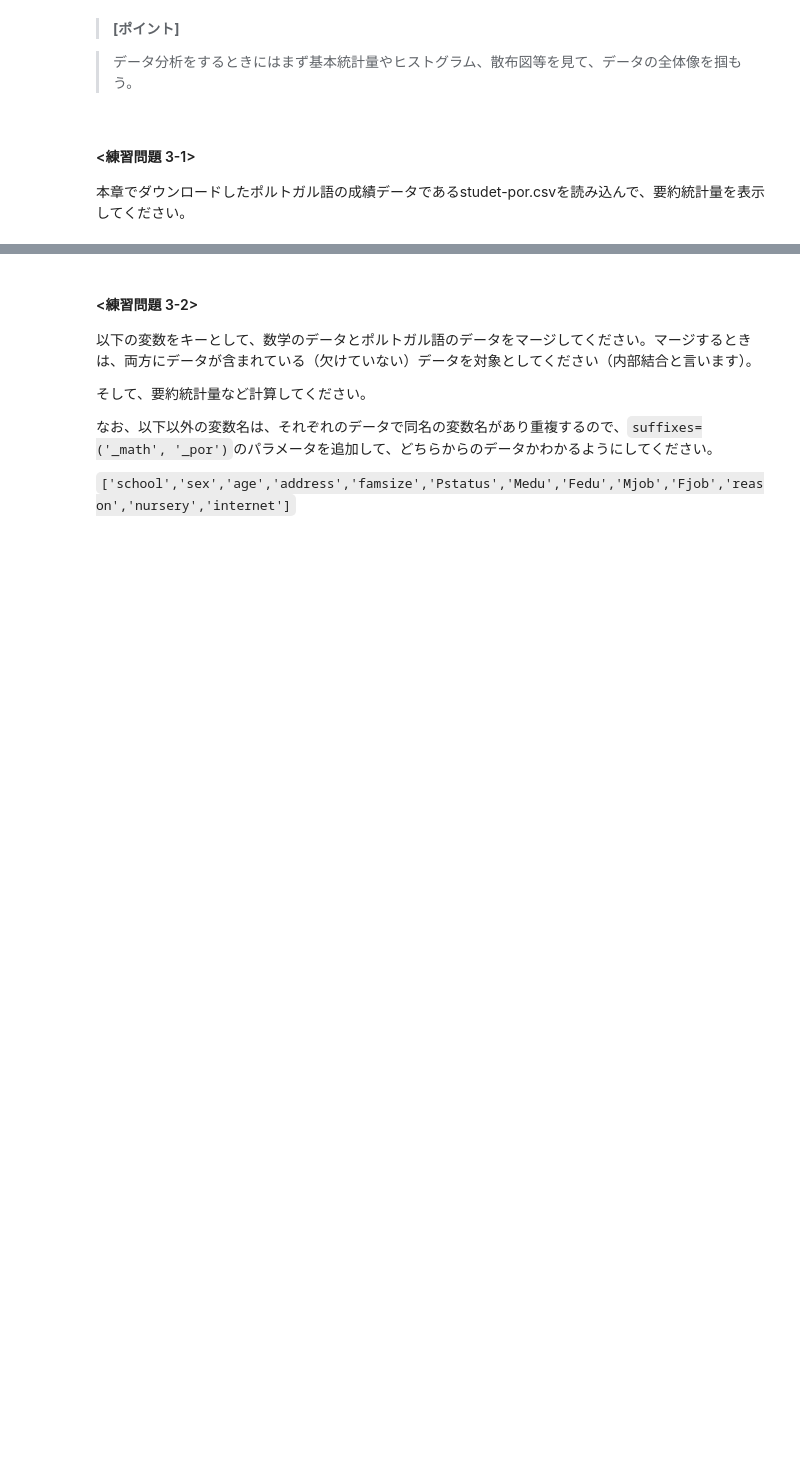
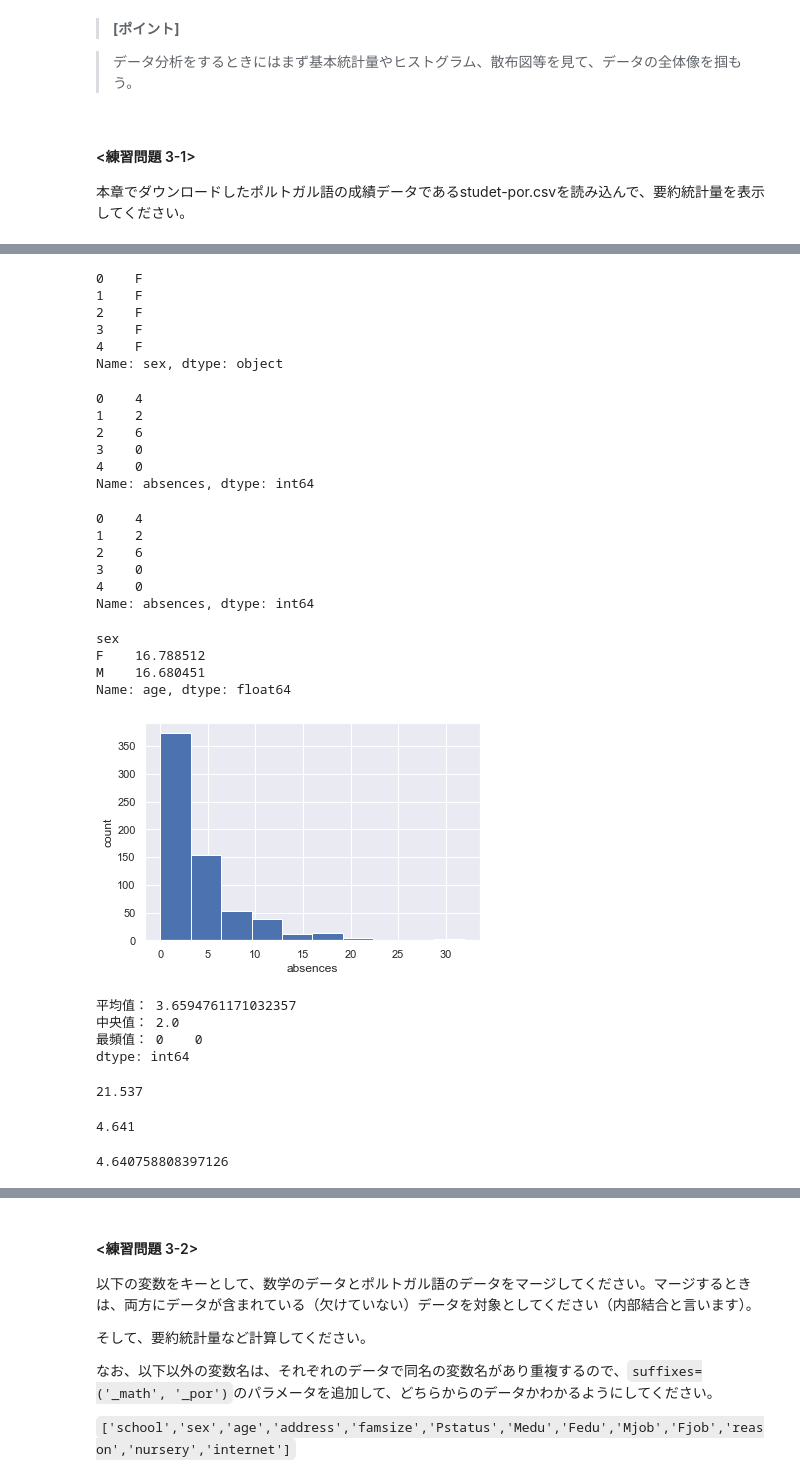
Before and after one commit to ychsu1004/homework, a Jupyter notebook: 大數據分析與應用/Chapter3.ipynb, the cells around one changed output, grey strips where cells are left out. Cells and saved outputs as stored; diff of their text form; code cells hidden in the pictures; blank space fills up the shorter version.

```diff
--- a/大數據分析與應用/Chapter3.ipynb
+++ b/大數據分析與應用/Chapter3.ipynb
@@ -702,3 +723,5 @@ Name: G1, dtype: float64
 #### <練習問題 3-1>
 
 本章でダウンロードしたポルトガル語の成績データであるstudet-por.csvを読み込んで、要約統計量を表示してください。
+# %%
+student_por = pd.read_csv('student-por.csv',sep=';')
@@ -704,0 +758,62 @@ Name: G1, dtype: float64
+# %%
+student_por['sex'].head()
+# %% [output]
+0    F
+1    F
+2    F
+3    F
+4    F
+Name: sex, dtype: object
+# %%
+student_por['absences'].head()
+# %% [output]
+0    4
+1    2
+2    6
+3    0
+4    0
+Name: absences, dtype: int64
+# %%
+student_por['absences'].head()
+# %% [output]
+0    4
+1    2
+2    6
+3    0
+4    0
+Name: absences, dtype: int64
+# %%
+student_por.groupby('sex')['age'].mean()
+# %% [output]
+sex
+F    16.788512
+M    16.680451
+Name: age, dtype: float64
+# %%
+plt.hist(student_por['absences'])
+plt.xlabel('absences')
+plt.ylabel('count')
+plt.grid(True)
+# %% [output]
+[figure, added]
+# %%
+print('平均值：', student_por['absences'].mean())
+print('中央值：', student_por['absences'].median())
+print('最頻值：', student_por['absences'].mode())
+# %% [output]
+平均值： 3.6594761171032357
+中央值： 2.0
+最頻值： 0    0
+dtype: int64
+# %%
+student_por['absences'].var()
+# %% [output]
+21.537
+# %%
+student_por['absences'].std()
+# %% [output]
+4.641
+# %%
+np.sqrt(student_por['absences'].var())
+# %% [output]
+4.640758808397126
```
Also changed, not shown: parts of 26 cells of this notebook, 32 other files.
